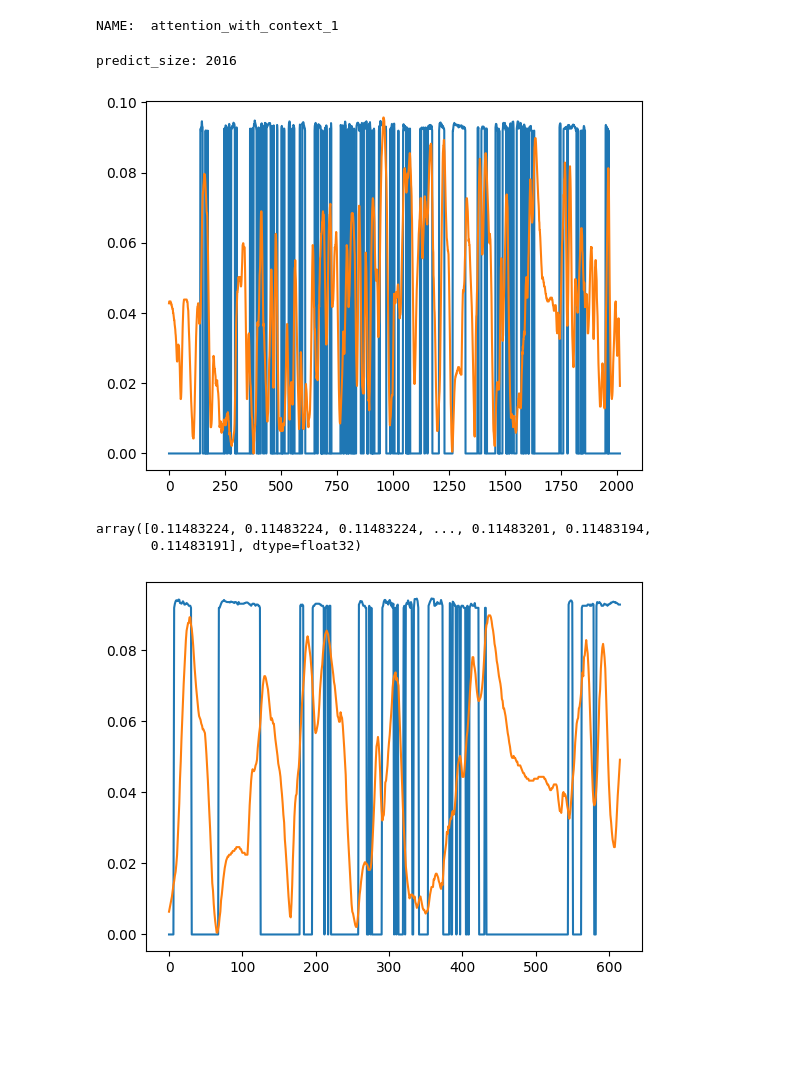
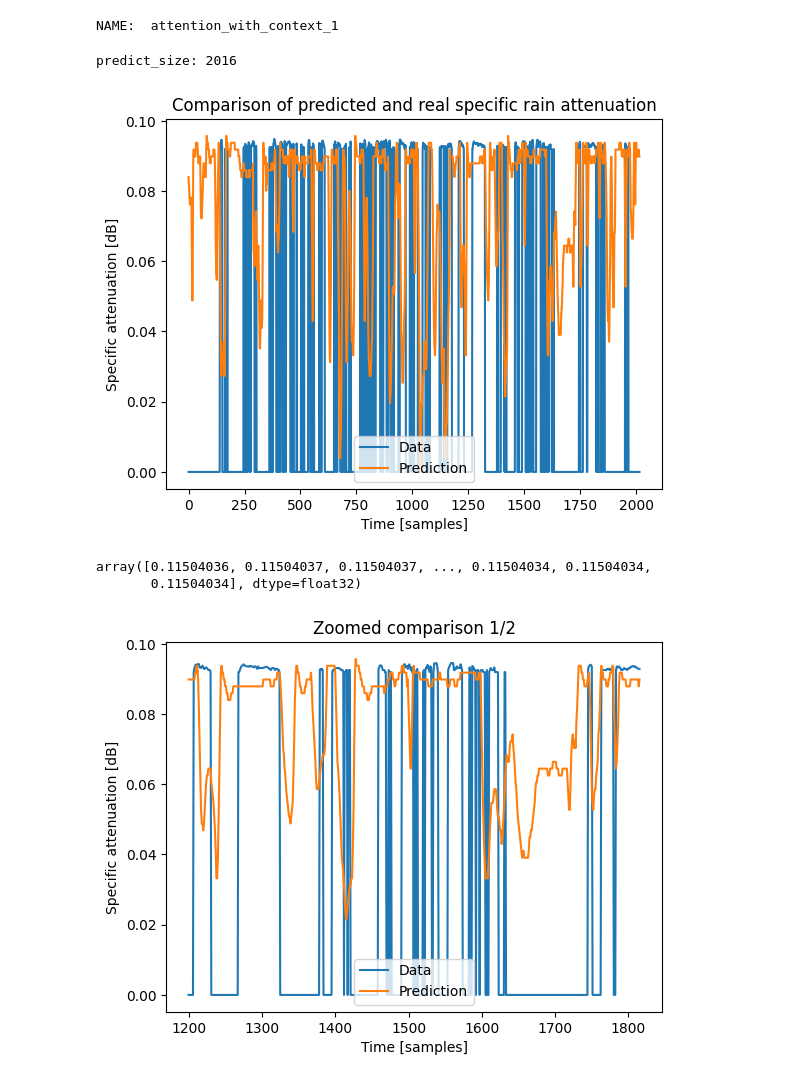
Before and after one commit to eindH/AT-Conv-LSTM, a Jupyter notebook: prediction.ipynb, the cells around one changed output. Cells and saved outputs as stored; diff of their text form; code cells hidden in the pictures; blank space fills up the shorter version.

Commit message:
Working specific rain attenuation

```diff
--- a/prediction.ipynb
+++ b/prediction.ipynb
@@ -28,17 +26,11 @@ Using TensorFlow backend.
 # %%
 print('loading data...')
-data1 = load_csv(r'rain_attenuation', 11, "rain")
-data2 = load_csv(r'rain_attenuation', 1, "rain")
-data3 = load_csv(r'rain_attenuation', 2, "rain")
-data4 = load_csv(r'rain_attenuation', 3, "rain")
-data5 = load_csv(r'rain_attenuation', 4, "rain")
-data6 = load_csv(r'rain_attenuation', 5, "rain")
-data7 = load_csv(r'rain_attenuation', 6, "rain")
-data8 = load_csv(r'rain_attenuation', 7, "rain")
-data9 = load_csv(r'rain_attenuation', 8, "rain")
-data10 = load_csv(r'rain_attenuation', 9, "rain")
-data11 = load_csv(r'rain_attenuation', 10, "rain")
-data12 = load_csv(r'rain_attenuation', 0, "rain")
+data1 = load_csv(r'rain_attenuation', 6, "rain")
+data2 = load_csv(r'rain_attenuation', 2, "rain")
+data3 = load_csv(r'rain_attenuation', 3, "rain")
+data4 = load_csv(r'rain_attenuation', 4, "rain")
+data5 = load_csv(r'rain_attenuation', 5, "rain")
+data6 = load_csv(r'rain_attenuation', 1, "rain")
 # %% [output]
 loading data...
 # %%
@@ -68,42 +60,51 @@ with CustomObjectScope({'AttentionLayer': AttentionLayer,'AttentionWithContext':
 	loaded_model_json = json_file.read()
 	json_file.close()
 	cnn_lstm_model = model_from_json(loaded_model_json)
-	cnn_lstm_model.load_weights("model/model_0030-0.0001.h5", 'r')
+	cnn_lstm_model.load_weights("model/model_0005-0.0001.h5", 'r')
 # %% [output]
 NAME:  attention_with_context_1
 # %%
 # start =time.clock()
 predicted = predict_point_by_point(cnn_lstm_model, [test_data,test_w,test_d])
 
 pred_med = np.max(predicted) - np.min(predicted)
 pred_min = np.min(predicted)
 
-coefficient = -np.max(data1)/np.max(predicted - np.min(predicted))
+coefficient = np.max(data1)/np.max(predicted - np.min(predicted))
 scaled_prediction = - coefficient * (predicted  - np.min(predicted))
 scaled_prediction = scaled_prediction - np.min(scaled_prediction)
 
 offset = -16
 plt.plot(data1[-len(scaled_prediction) + offset: offset])
 plt.plot(scaled_prediction)
+plt.title("Comparison of predicted and real specific rain attenuation")
+plt.xlabel("Time [samples]")
+plt.ylabel("Specific attenuation [dB]")
+plt.legend(["Data","Prediction"], loc='lower center')
 plt.show()
 # %% [output]
 predict_size: 2016
-[figure, old version]
+[figure, new version]
 # %%
 predicted
 # %% [output]
-array([0.11483224, 0.11483224, 0.11483224, ..., 0.11483201, 0.11483194,
-       0.11483191], dtype=float32)
+array([0.11504036, 0.11504037, 0.11504037, ..., 0.11504034, 0.11504034,
+       0.11504034], dtype=float32)
 # %%
 # MAYBE NEED TO LOOK AT THE ALIGNMENT OF THE TWO VECTORS MORE!!!
 offset = -16
 zoom_left = 1200
 zoom_right = -200
-plt.plot(data1[-len(scaled_prediction) + offset + zoom_left: offset + zoom_right])
-plt.plot(scaled_prediction[zoom_left:zoom_right])
+x_axis = np.arange(zoom_left,len(scaled_prediction)+zoom_right)
+plt.plot(x_axis, data1[-len(scaled_prediction) + offset + zoom_left: offset + zoom_right])
+plt.plot(x_axis, scaled_prediction[zoom_left:zoom_right])
+plt.title("Zoomed comparison 1/2")
+plt.xlabel("Time [samples]")
+plt.ylabel("Specific attenuation [dB]")
+plt.legend(["Data","Prediction"], loc='lower center')
 plt.show()
 # %% [output]
-[figure, old version]
+[figure, new version]
 # %%
 offset = -16
 plt.plot(data1[-len(scaled_prediction) + offset:-len(scaled_prediction) + offset + 200])
```
Also changed, not shown: parts of 4 cells of this notebook, 7 other files.
